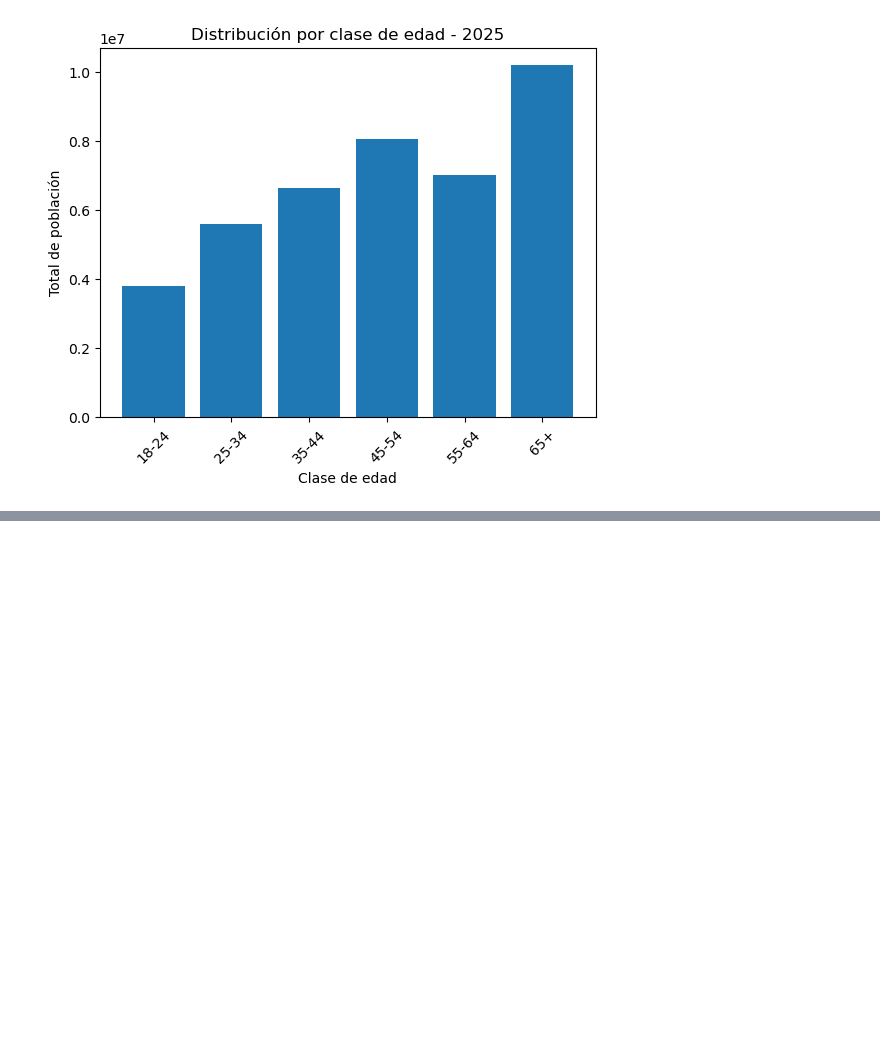
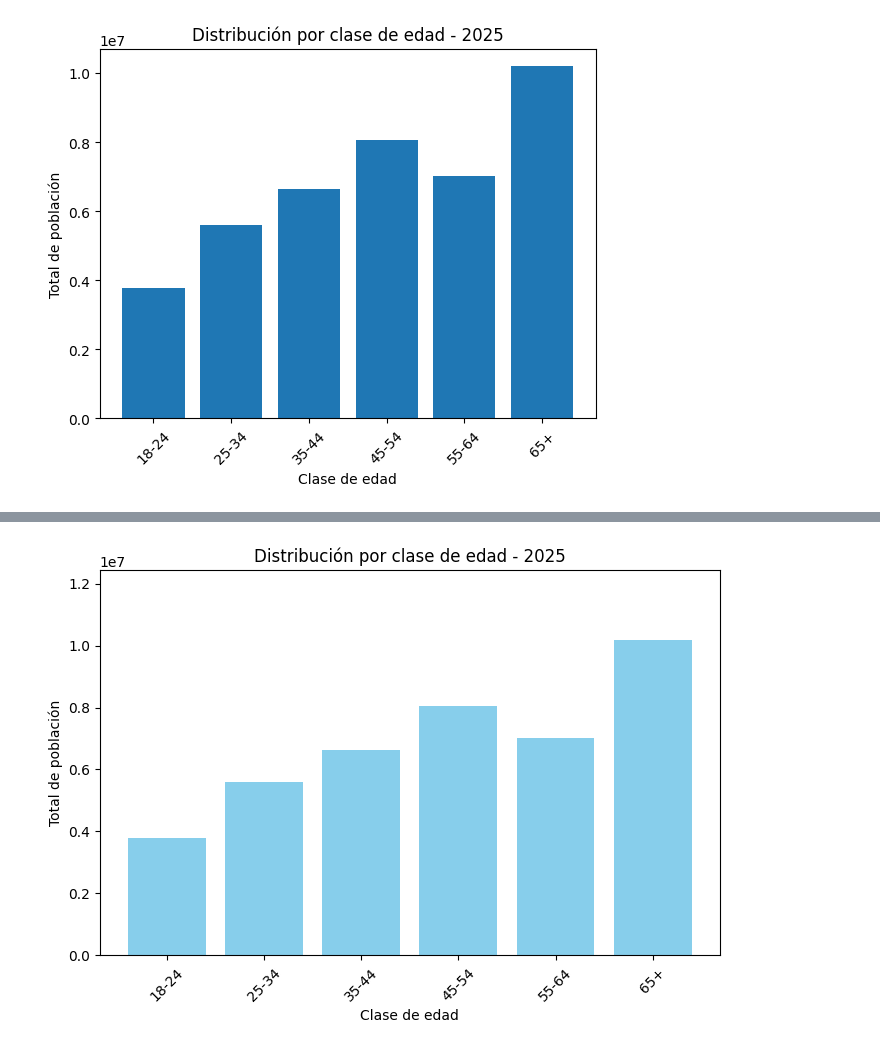
Before and after one commit to Lambda-14/Sim-Empresa, a Jupyter notebook: Equip_16/Borrador/Marqueting y comunicacion/Week_4/script_15.10.ipynb, the cells around one changed output, grey strips where cells are left out. Saved outputs shown, nothing was run; the diff lists cells and outputs as text; code cells hidden in the pictures; blank space fills up the shorter version.

```diff
--- a/Equip_16/Borrador/Marqueting y comunicacion/Week_4/script_15.10.ipynb
+++ b/Equip_16/Borrador/Marqueting y comunicacion/Week_4/script_15.10.ipynb
@@ -135,0 +139,36 @@ for year in range(2025, 2030):
+# %%
+import matplotlib.pyplot as plt
+from matplotlib.animation import FuncAnimation
+from IPython.display import HTML
+
+# Filtrar los años que nos interesan
+anios = [2025, 2026, 2027, 2028, 2029]
+df_filtrado = df_final[df_final["Periodo"].isin(anios)]
+
+# Clases de edad (aseguramos orden estable)
+clases = sorted(df_filtrado["Clase de edad"].unique())
+
+# Configuración inicial del gráfico
+fig, ax = plt.subplots(figsize=(8, 5))
+bars = ax.bar(clases, [0]*len(clases), color='skyblue')
+ax.set_ylim(0, df_filtrado["Total"].max() * 1.1)
+ax.set_xlabel("Clase de edad")
+ax.set_ylabel("Total de población")
+plt.xticks(rotation=45)
+
+# Función que actualiza las barras
+def update(frame):
+    año = anios[frame]
+    datos_año = df_filtrado[df_filtrado["Periodo"] == año].set_index("Clase de edad")
+    for i, clase in enumerate(clases):
+        bars[i].set_height(datos_año.loc[clase, "Total"] if clase in datos_año.index else 0)
+    ax.set_title(f"Distribución por clase de edad - {año}")
+    return bars
+
+# 🚀 Creamos la animación y la mantenemos en variable global
+global ani
+ani = FuncAnimation(fig, update, frames=len(anios), interval=1500, repeat=True)
+
+# Mostrar animación en Jupyter Notebook
+HTML(ani.to_jshtml())
+# %% [output]
@@ -135,0 +176 @@ for year in range(2025, 2030):
+[figure, added]
```
Also changed, not shown: parts of 4 cells of this notebook.
